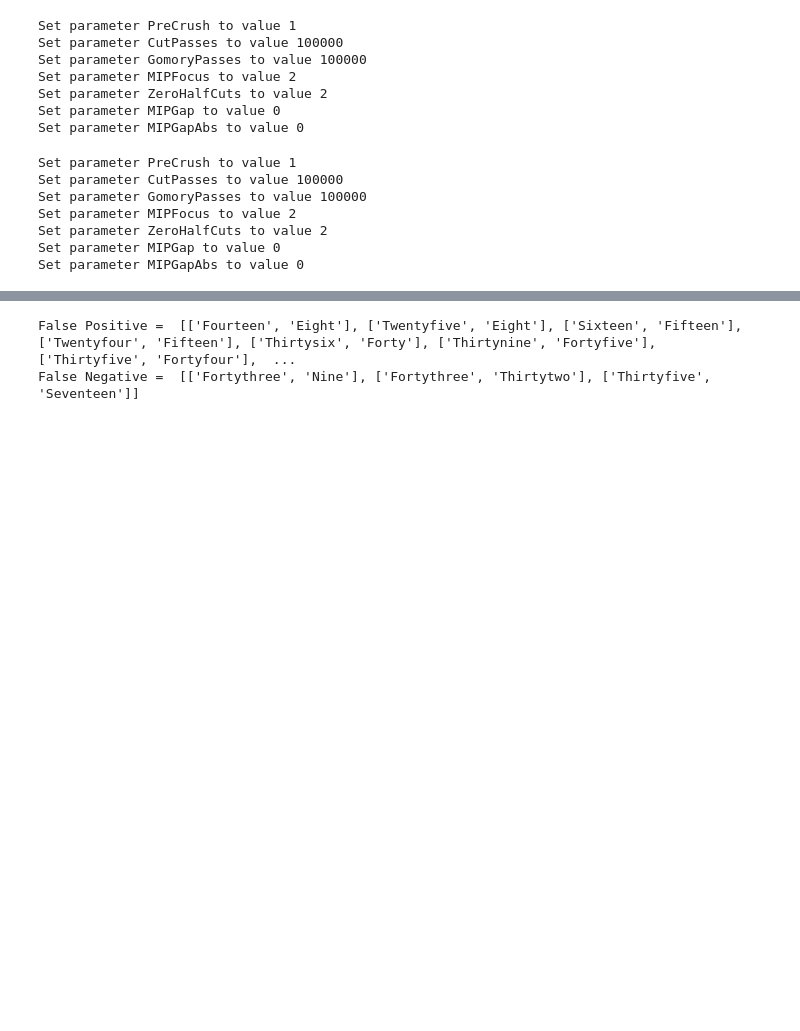
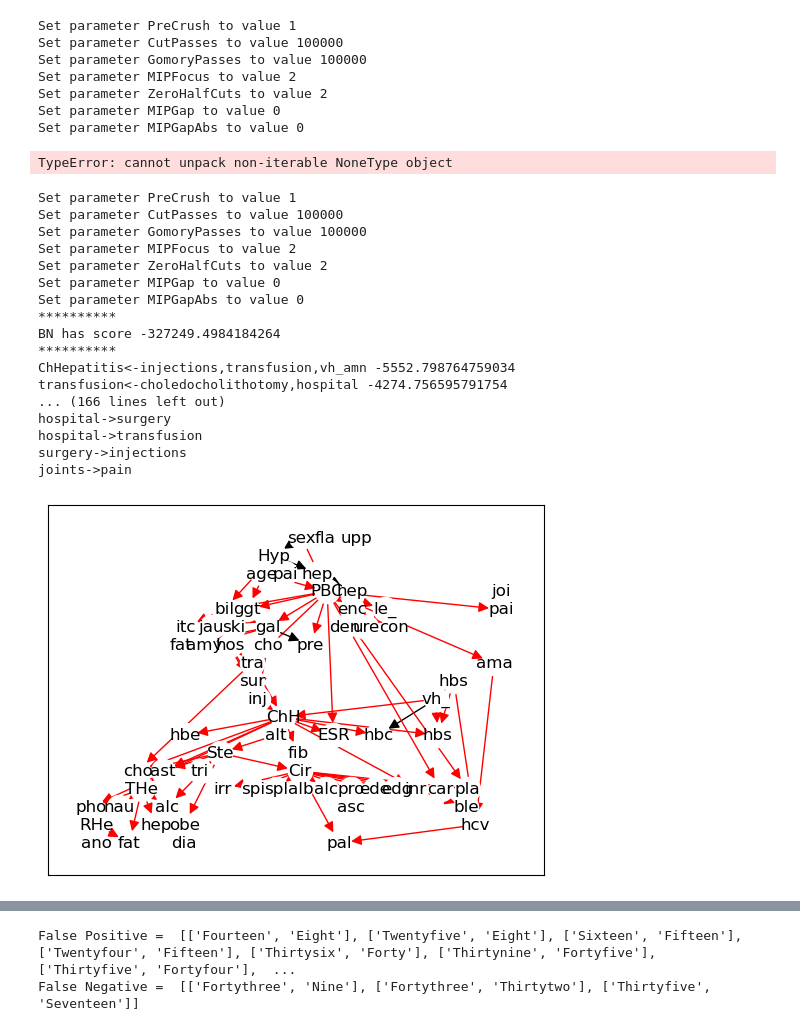
Before and after one commit to Elicit3495/ML_FYP, a Jupyter notebook: PC_SL.ipynb, the cells around one changed output, grey strips where cells are left out. Cells and saved outputs as stored; diff of their text form; code cells hidden in the pictures; blank space fills up the shorter version.

```diff
--- a/PC_SL.ipynb
+++ b/PC_SL.ipynb
@@ -42,7 +42,7 @@ m = Gobnilp()
 for i in k:
     m.add_forbidden_adjacency((i[0], i[1]))
 
-m.learn(r"C:\Users\User\Documents\GitHub\ML_FYP\barley_testing.dat", palim=4)
+m.learn(r"C:\Users\User\Documents\GitHub\ML_FYP\dataset\insurance.dat", palim=4)
 
 # m.learn(r"C:\Users\User\Documents\GitHub\ML_FYP\dataset\link_testing.csv")
 toc = time.time()
@@ -56,24 +56,36 @@ Set parameter MIPFocus to value 2
 Set parameter ZeroHalfCuts to value 2
 Set parameter MIPGap to value 0
 Set parameter MIPGapAbs to value 0
+TypeError: cannot unpack non-iterable NoneType object
 # %%
 %%time
 toc = time.time()
 
 '''
 score-based algorithm
 '''
 T = Gobnilp()
 #score phase##
-T.learn(r'barley_testing.dat', palim=4)
+T.learn(r"C:\Users\User\Documents\GitHub\ML_FYP\dataset\insurance.dat", palim=3)
 tic = time.time()
 print('the time taken to learn the network is:', tic - toc, 'seconds')
 #started at 3:45
 # %% [output]
 Set parameter PreCrush to value 1
 Set parameter CutPasses to value 100000
 Set parameter GomoryPasses to value 100000
 Set parameter MIPFocus to value 2
 Set parameter ZeroHalfCuts to value 2
 Set parameter MIPGap to value 0
 Set parameter MIPGapAbs to value 0
+**********
+BN has score -327249.4984184264
+**********
+ChHepatitis<-injections,transfusion,vh_amn -5552.798764759034
+transfusion<-choledocholithotomy,hospital -4274.756595791754
+... (166 lines left out)
+hospital->surgery
+hospital->transfusion
+surgery->injections
+joints->pain
+[figure, added]
```
Also changed, not shown: parts of 4 cells of this notebook, 11 other files.
